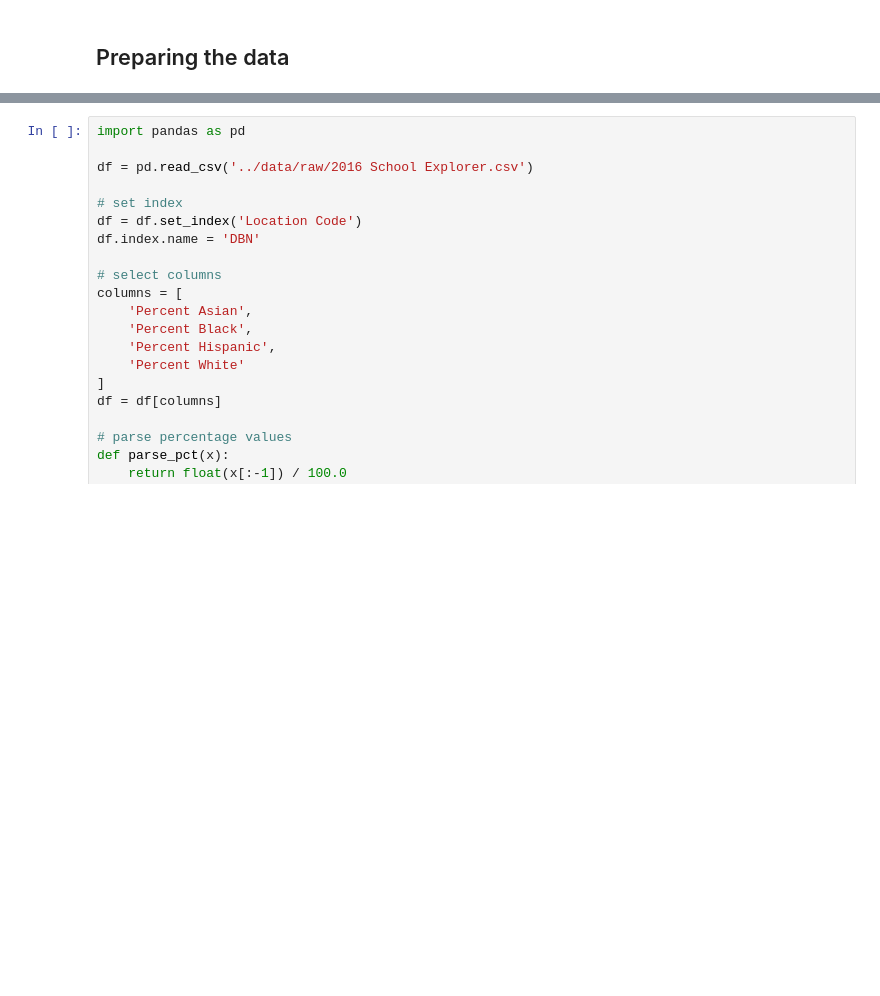
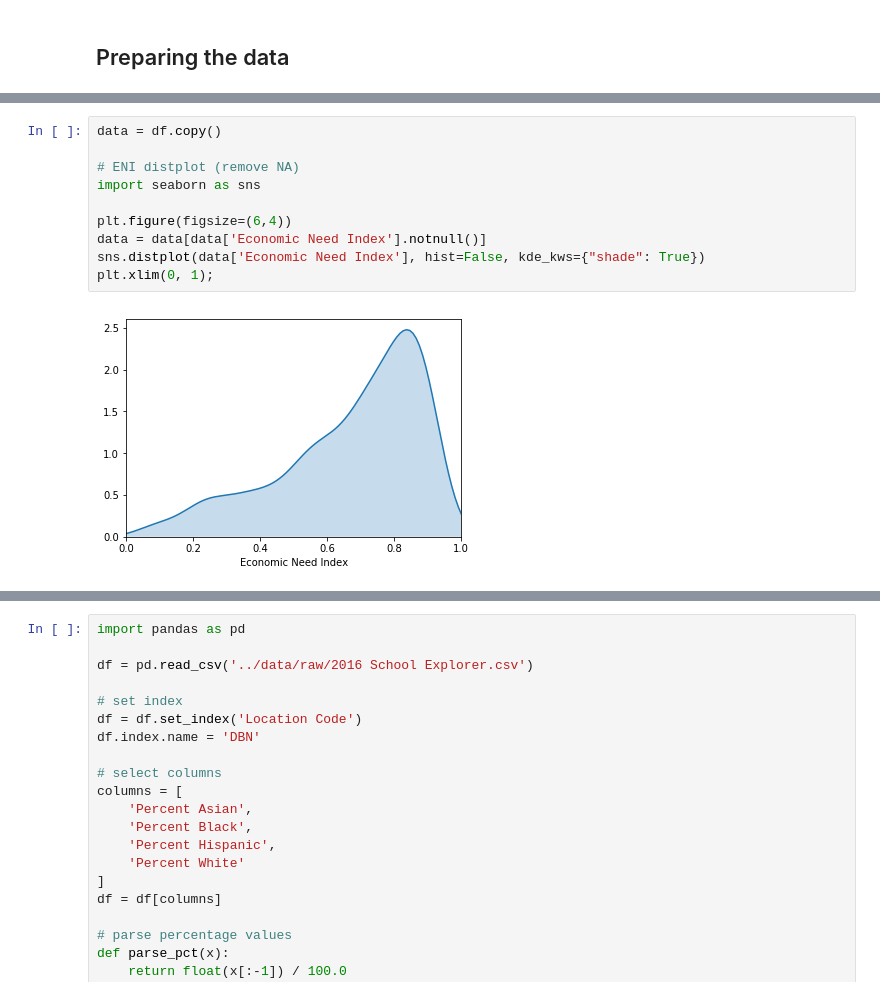
Before and after one commit to araraonline/kag-passnyc, a Jupyter notebook: notebooks/kernel-ethnic-clustering.ipynb, the cells around one changed output, grey strips where cells are left out. Saved outputs shown, nothing was run; the diff lists cells and outputs as text; blank space fills up the shorter version.

```diff
--- a/notebooks/kernel-ethnic-clustering.ipynb
+++ b/notebooks/kernel-ethnic-clustering.ipynb
@@ -10,0 +151,12 @@ The answer to this question is possibly simple, and may already be known by PASS
+# %%
+data = df.copy()
+
+# ENI distplot (remove NA)
+import seaborn as sns
+
+plt.figure(figsize=(6,4))
+data = data[data['Economic Need Index'].notnull()]
+sns.distplot(data['Economic Need Index'], hist=False, kde_kws={"shade": True})
+plt.xlim(0, 1);
+# %% [output]
+[figure, added]
```
Also changed, not shown: parts of 20 cells of this notebook.
